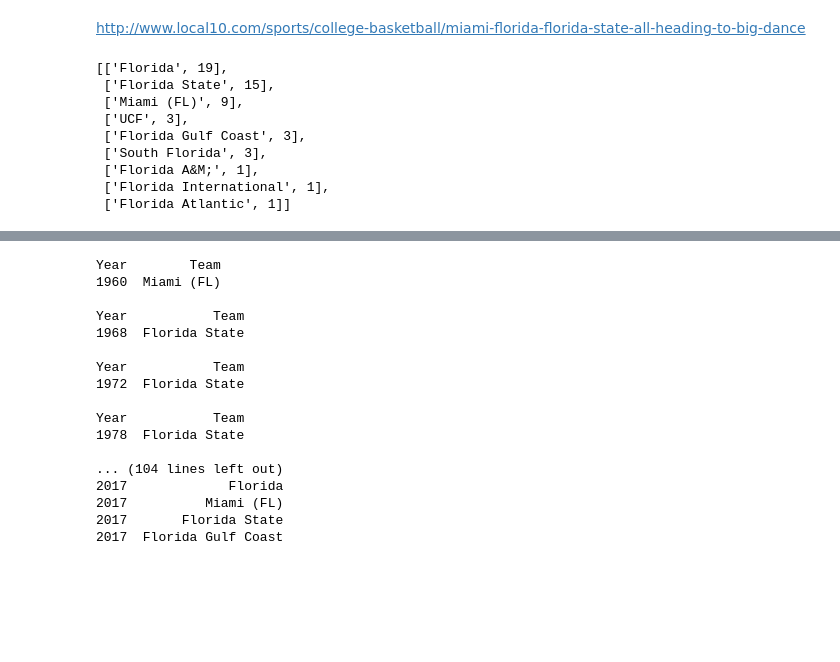
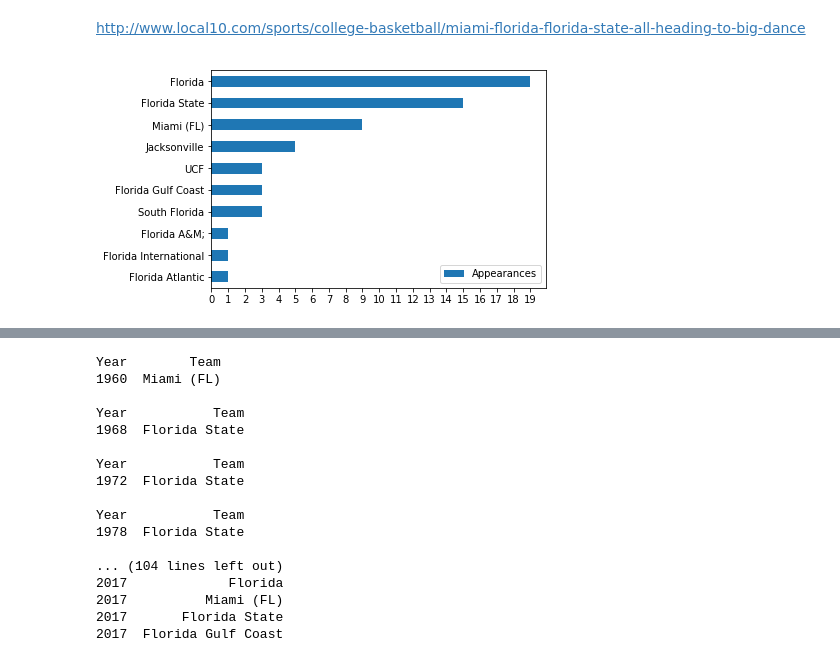
Before and after one commit to dholubek/ncaa_seeds, a Jupyter notebook: ncaa_all_years.ipynb, the cells around one changed output, grey strips where cells are left out. Saved outputs shown, nothing was run; the diff lists cells and outputs as text; code cells hidden in the pictures; blank space fills up the shorter version.

Commit message:
team appearances plot, fixed issue with winner seed in final four

```diff
--- a/ncaa_all_years.ipynb
+++ b/ncaa_all_years.ipynb
@@ -86,26 +76,26 @@ df = get_bracket()
 df.to_csv('ncaa.csv')
 # %%
 df1 = df.loc[(df['Round'] == 1)]
-fl_list = ['Florida', 'Florida State', 'Miami (FL)', 'UCF', 'Florida Gulf Coast', 'South Florida', 'Florida A&M;','Florida International', 'Florida Atlantic']
+fl_list = ['Florida', 'Florida State', 'Miami (FL)', 'Jacksonville', 'UCF', 'Florida Gulf Coast', 'South Florida', 'Florida A&M;','Florida International', 'Florida Atlantic']
 
 df1_teams_year = df1.loc[:, ['Year','Team','Opponent']]
 df1_teams = df1.loc[:, ['Team','Opponent']]
 
 fl_team_app = []
 for fl_tm in fl_list:
     fl_tm_count = df1_teams[(df1_teams.Team == fl_tm) | (df1_teams.Opponent == fl_tm)]
     fl_team_app.append([fl_tm, len(fl_tm_count.index)])
 sorted(fl_team_app, key=lambda l:l[1], reverse=True)
+
+df_fl_team_app = pd.DataFrame(fl_team_app, columns=['Team', 'Appearances'])
+ax = df_fl_team_app.plot.barh(xticks=range(0, df_fl_team_app.Appearances.max()+1))
+ax.set_yticklabels(df_fl_team_app.Team)
+ax.invert_yaxis()
+#fig = ax.get_figure()
+#type(ax)
+ax.figure.savefig('florida_teams_ncaa_apperances.png')
 # %% [output]
-[['Florida', 19],
- ['Florida State', 15],
- ['Miami (FL)', 9],
- ['UCF', 3],
- ['Florida Gulf Coast', 3],
- ['South Florida', 3],
- ['Florida A&M;', 1],
- ['Florida International', 1],
- ['Florida Atlantic', 1]]
+[figure, added]
 # %%
 team_counts= df1_teams.stack().value_counts()
 
```
Also changed, not shown: parts of 7 cells of this notebook, 4 other files.
